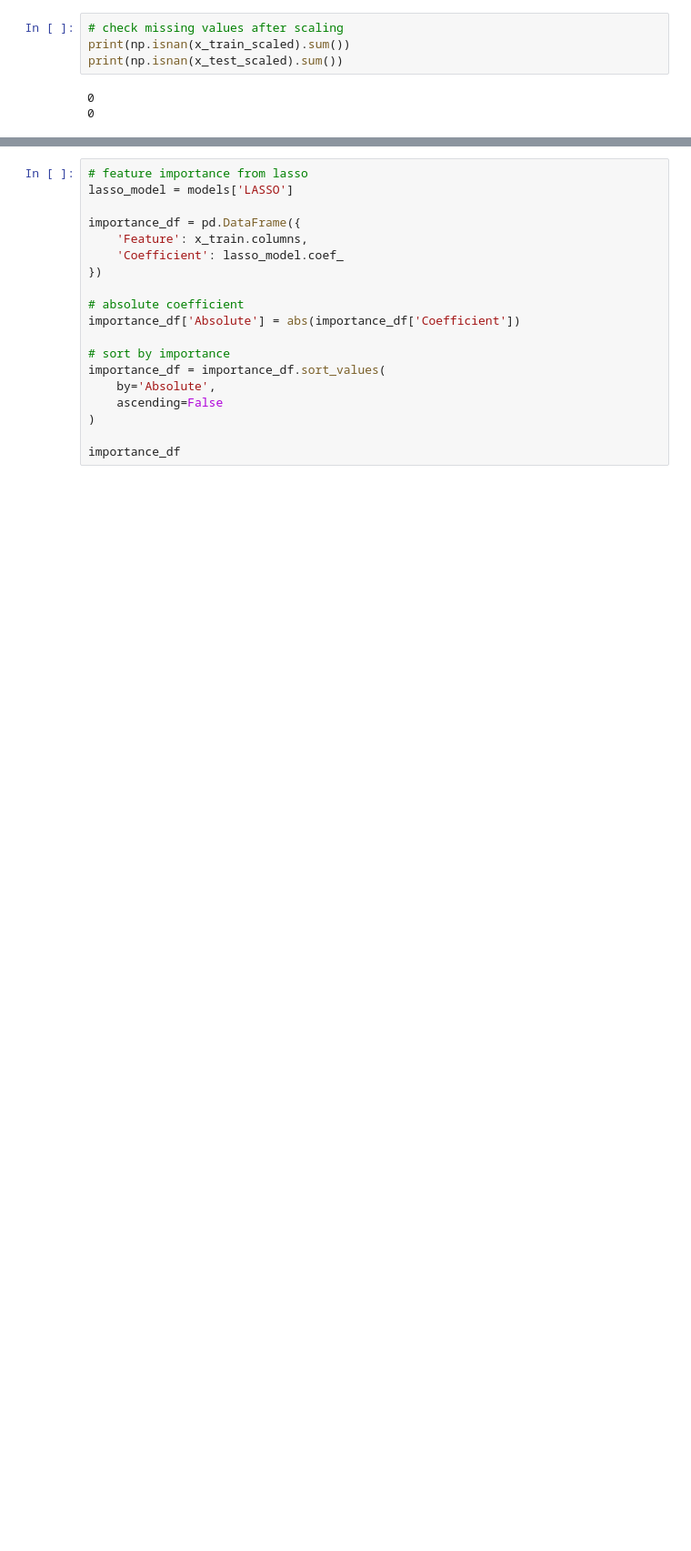
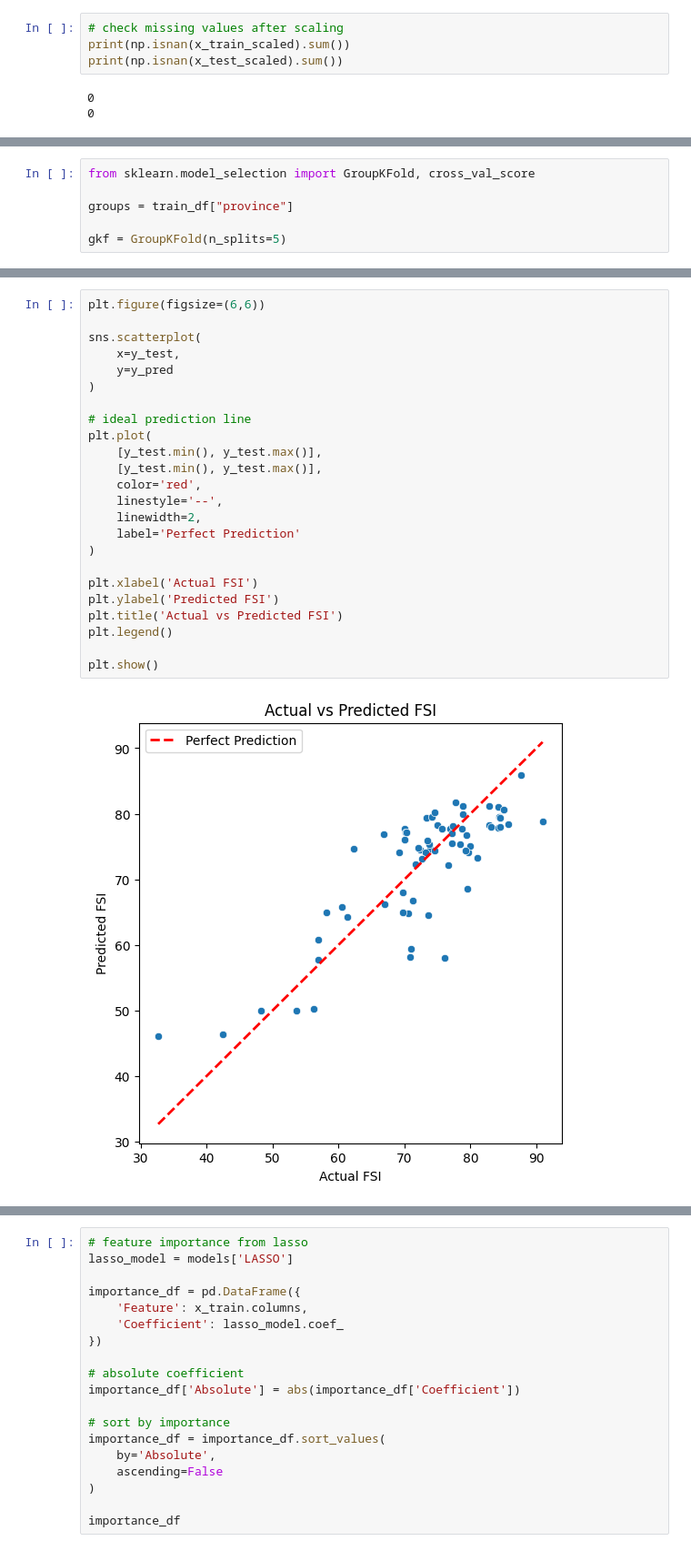
Before and after one commit to MuhammadRibhiRamadan/fsi-prediction-id, a Jupyter notebook: DSAI.ipynb, the cells around one changed output, grey strips where cells are left out. Shown at 91% size. Drawn from its saved outputs; the diff is of its cells as text; blank space fills up the shorter version.

```diff
--- a/DSAI.ipynb
+++ b/DSAI.ipynb
@@ -1116,0 +967,6 @@ array([[ 5.03700161e-01,  1.74813369e-01,  7.22474921e-01,
+# %%
+from sklearn.model_selection import GroupKFold, cross_val_score
+
+groups = train_df["province"]
+
+gkf = GroupKFold(n_splits=5)
@@ -1174,0 +1218,26 @@ Test R2: 0.246044460607861
+# %%
+plt.figure(figsize=(6,6))
+
+sns.scatterplot(
+    x=y_test,
+    y=y_pred
+)
+
+# ideal prediction line
+plt.plot(
+    [y_test.min(), y_test.max()],
+    [y_test.min(), y_test.max()],
+    color='red',
+    linestyle='--',
+    linewidth=2,
+    label='Perfect Prediction'
+)
+
+plt.xlabel('Actual FSI')
+plt.ylabel('Predicted FSI')
+plt.title('Actual vs Predicted FSI')
+plt.legend()
+
+plt.show()
+# %% [output]
+[figure, added]
```
Also changed, not shown: parts of 67 cells of this notebook.
